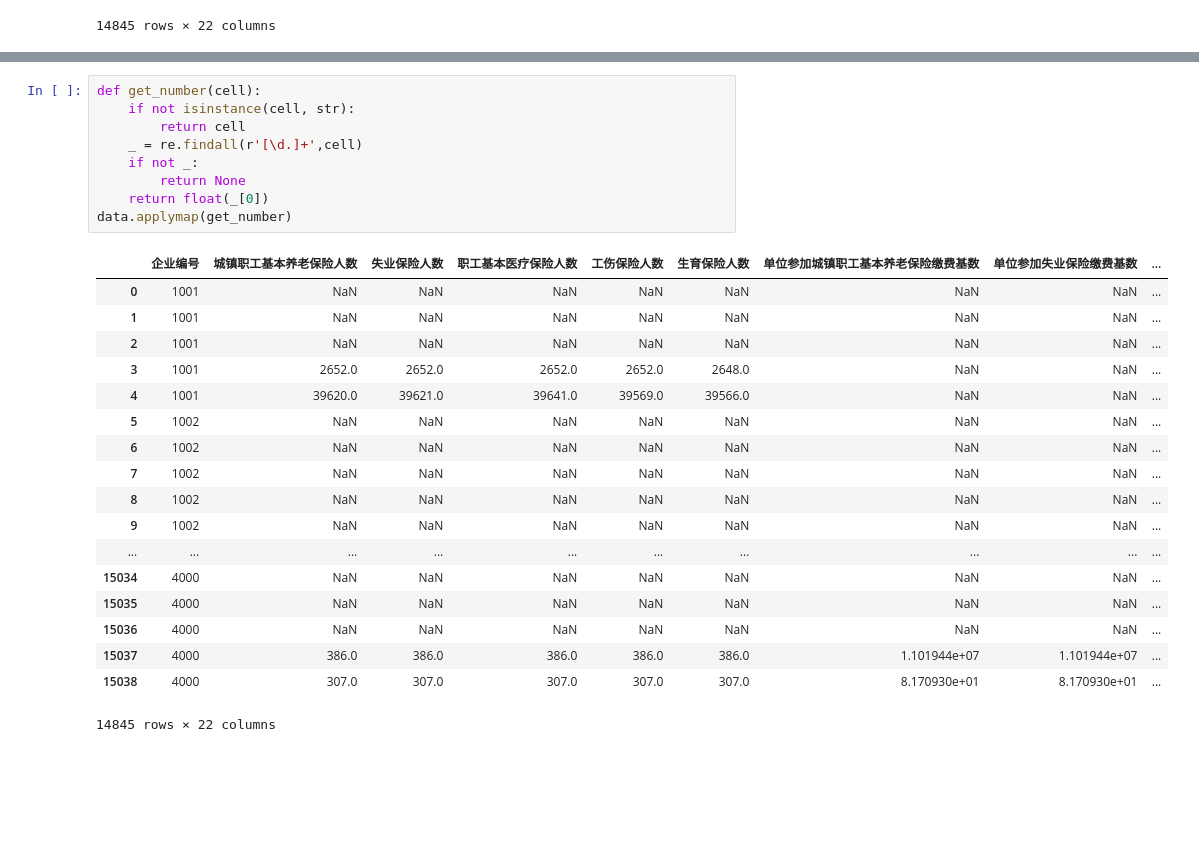
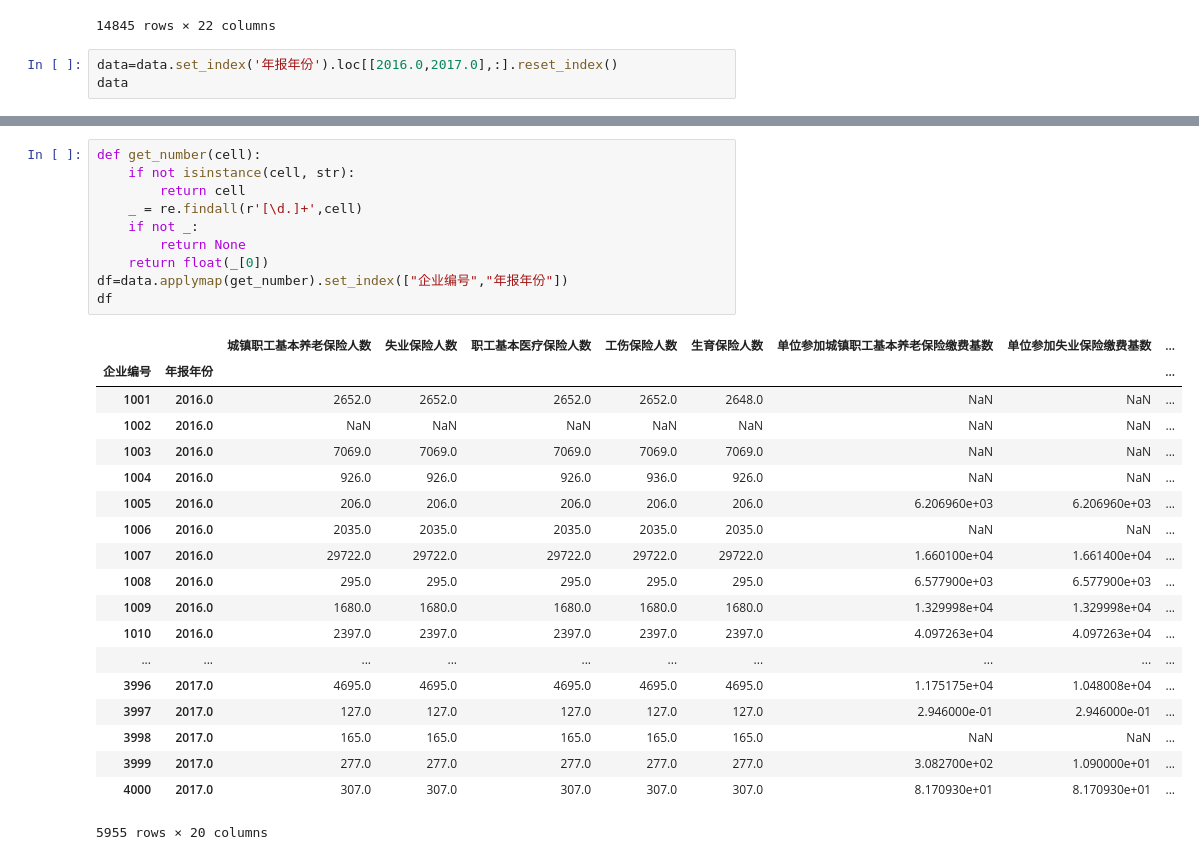
Before and after one commit to CourierKyn/isi-world-cup, a Jupyter notebook: 年报-社保信息.ipynb, the cells around one changed output, grey strips where cells are left out. Drawn from its saved outputs; the diff is of its cells as text; blank space fills up the shorter version.

```diff
--- a/年报-社保信息.ipynb
+++ b/年报-社保信息.ipynb
@@ -37,3 +37,6 @@ data
 | 15037 | 4000 | 386人 | 386人 | 386人 | 386人 | 386人 | 11019437万元 | 11019437万元 | ... |
 | 15038 | 4000 | 307人 | 307人 | 307人 | 307人 | 307人 | 81.7093万元 | 81.7093万元 | ... |
 14845 rows × 22 columns
+# %%
+data=data.set_index('年报年份').loc[[2016.0,2017.0],:].reset_index()
+data
@@ -40,28 +62,30 @@ data
 # %%
 def get_number(cell):
     if not isinstance(cell, str):
         return cell
     _ = re.findall(r'[\d.]+',cell)
     if not _:
         return None
     return float(_[0])
-data.applymap(get_number)
+df=data.applymap(get_number).set_index(["企业编号","年报年份"])
+df
 # %% [output]
-|  | 企业编号 | 城镇职工基本养老保险人数 | 失业保险人数 | 职工基本医疗保险人数 | 工伤保险人数 | 生育保险人数 | 单位参加城镇职工基本养老保险缴费基数 | 单位参加失业保险缴费基数 | ... |
-| 0 | 1001 | NaN | NaN | NaN | NaN | NaN | NaN | NaN | ... |
-| 1 | 1001 | NaN | NaN | NaN | NaN | NaN | NaN | NaN | ... |
-| 2 | 1001 | NaN | NaN | NaN | NaN | NaN | NaN | NaN | ... |
-| 3 | 1001 | 2652.0 | 2652.0 | 2652.0 | 2652.0 | 2648.0 | NaN | NaN | ... |
-| 4 | 1001 | 39620.0 | 39621.0 | 39641.0 | 39569.0 | 39566.0 | NaN | NaN | ... |
-| 5 | 1002 | NaN | NaN | NaN | NaN | NaN | NaN | NaN | ... |
-| 6 | 1002 | NaN | NaN | NaN | NaN | NaN | NaN | NaN | ... |
-| 7 | 1002 | NaN | NaN | NaN | NaN | NaN | NaN | NaN | ... |
-| 8 | 1002 | NaN | NaN | NaN | NaN | NaN | NaN | NaN | ... |
-| 9 | 1002 | NaN | NaN | NaN | NaN | NaN | NaN | NaN | ... |
+|  |  | 城镇职工基本养老保险人数 | 失业保险人数 | 职工基本医疗保险人数 | 工伤保险人数 | 生育保险人数 | 单位参加城镇职工基本养老保险缴费基数 | 单位参加失业保险缴费基数 | ... |
+| 企业编号 | 年报年份 |  |  |  |  |  |  |  | ... |
+| 1001 | 2016.0 | 2652.0 | 2652.0 | 2652.0 | 2652.0 | 2648.0 | NaN | NaN | ... |
+| 1002 | 2016.0 | NaN | NaN | NaN | NaN | NaN | NaN | NaN | ... |
+| 1003 | 2016.0 | 7069.0 | 7069.0 | 7069.0 | 7069.0 | 7069.0 | NaN | NaN | ... |
+| 1004 | 2016.0 | 926.0 | 926.0 | 926.0 | 936.0 | 926.0 | NaN | NaN | ... |
+| 1005 | 2016.0 | 206.0 | 206.0 | 206.0 | 206.0 | 206.0 | 6.206960e+03 | 6.206960e+03 | ... |
+| 1006 | 2016.0 | 2035.0 | 2035.0 | 2035.0 | 2035.0 | 2035.0 | NaN | NaN | ... |
+| 1007 | 2016.0 | 29722.0 | 29722.0 | 29722.0 | 29722.0 | 29722.0 | 1.660100e+04 | 1.661400e+04 | ... |
+| 1008 | 2016.0 | 295.0 | 295.0 | 295.0 | 295.0 | 295.0 | 6.577900e+03 | 6.577900e+03 | ... |
+| 1009 | 2016.0 | 1680.0 | 1680.0 | 1680.0 | 1680.0 | 1680.0 | 1.329998e+04 | 1.329998e+04 | ... |
+| 1010 | 2016.0 | 2397.0 | 2397.0 | 2397.0 | 2397.0 | 2397.0 | 4.097263e+04 | 4.097263e+04 | ... |
 | ... | ... | ... | ... | ... | ... | ... | ... | ... | ... |
-| 15034 | 4000 | NaN | NaN | NaN | NaN | NaN | NaN | NaN | ... |
-| 15035 | 4000 | NaN | NaN | NaN | NaN | NaN | NaN | NaN | ... |
-| 15036 | 4000 | NaN | NaN | NaN | NaN | NaN | NaN | NaN | ... |
-| 15037 | 4000 | 386.0 | 386.0 | 386.0 | 386.0 | 386.0 | 1.101944e+07 | 1.101944e+07 | ... |
-| 15038 | 4000 | 307.0 | 307.0 | 307.0 | 307.0 | 307.0 | 8.170930e+01 | 8.170930e+01 | ... |
+| 3996 | 2017.0 | 4695.0 | 4695.0 | 4695.0 | 4695.0 | 4695.0 | 1.175175e+04 | 1.048008e+04 | ... |
+| 3997 | 2017.0 | 127.0 | 127.0 | 127.0 | 127.0 | 127.0 | 2.946000e-01 | 2.946000e-01 | ... |
+| 3998 | 2017.0 | 165.0 | 165.0 | 165.0 | 165.0 | 165.0 | NaN | NaN | ... |
+| 3999 | 2017.0 | 277.0 | 277.0 | 277.0 | 277.0 | 277.0 | 3.082700e+02 | 1.090000e+01 | ... |
+| 4000 | 2017.0 | 307.0 | 307.0 | 307.0 | 307.0 | 307.0 | 8.170930e+01 | 8.170930e+01 | ... |
-14845 rows × 22 columns
+5955 rows × 20 columns
```
Also changed, not shown: parts of 3 cells of this notebook, 1 other file.
